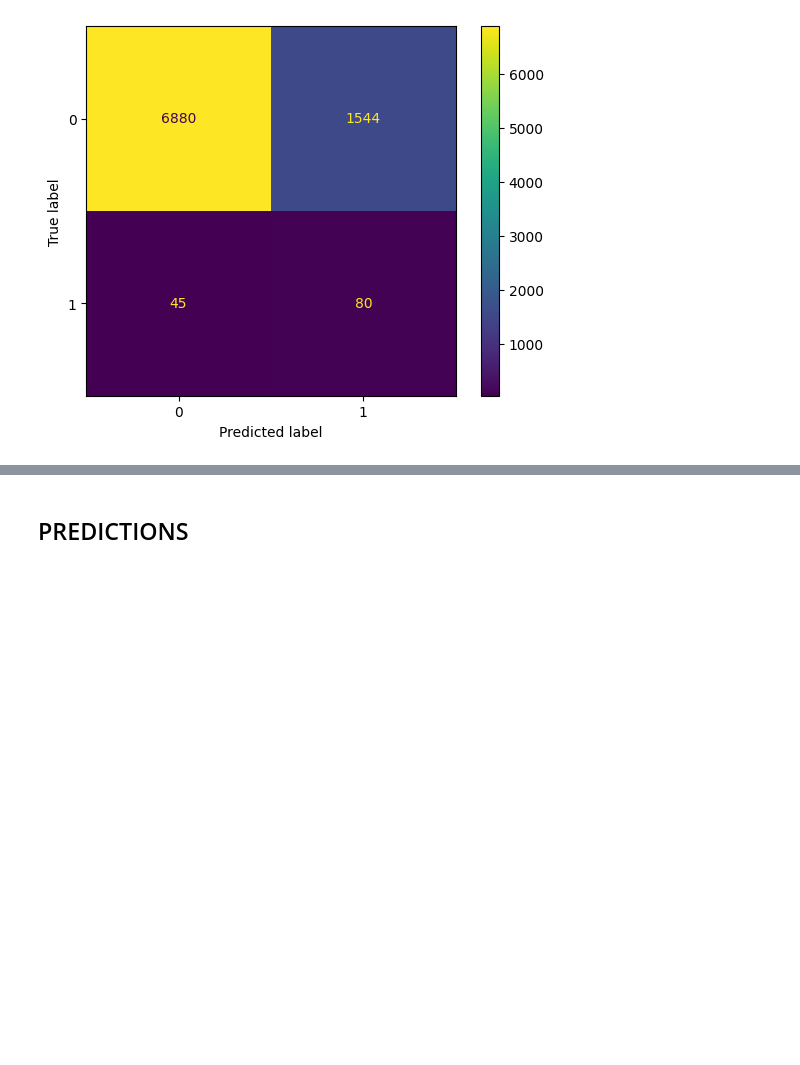
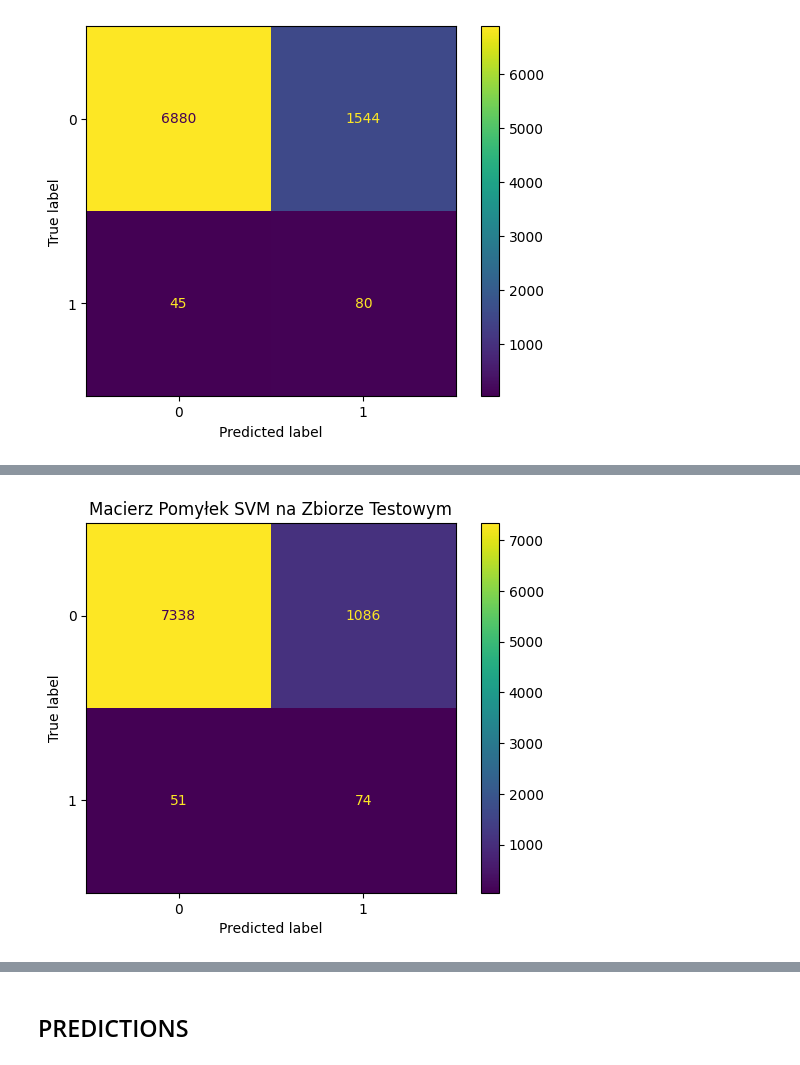
Before and after one commit to WojciechHrycenko/MachineLearning1, a Jupyter notebook: Insurances/Insurance_For_Classification.ipynb, the cells around one changed output, grey strips where cells are left out. Drawn from its saved outputs; the diff is of its cells as text; code cells hidden in the pictures; blank space fills up the shorter version.

```diff
--- a/Insurances/Insurance_For_Classification.ipynb
+++ b/Insurances/Insurance_For_Classification.ipynb
@@ -1942,0 +2125,87 @@ AUC-ROC: 0.7941
+# %%
+import pandas as pd
+import matplotlib.pyplot as plt
+from sklearn.svm import SVC
+from sklearn.pipeline import make_pipeline
+from sklearn.preprocessing import StandardScaler
+from sklearn.metrics import classification_report, roc_auc_score, ConfusionMatrixDisplay
+# Pamiętaj, aby zaimportować ImbPipeline i SMOTENC, jeśli nie są globalnie dostępne
+from imblearn.pipeline import Pipeline as ImbPipeline
+from imblearn.over_sampling import SMOTENC
+
+# ==== KONFIGURACJA DLA MODELU SVM ====
+# Najlepsza wartość C ustalona na 0.2 dla kernela 'linear'
+final_C_value_svm = 0.2
+final_kernel_svm = 'linear'
+
+# Inicjalizacja modelu SVM z najlepszymi parametrami
+final_svm_model = SVC(
+    kernel=final_kernel_svm,
+    class_weight='balanced',  # Obsługa niezbalansowanych danych
+    probability=True,         # Umożliwienie estymacji prawdopodobieństwa (potrzebne dla AUC-ROC)
+    C=final_C_value_svm       # Użycie najlepszego C = 0.2
+)
+
+# === Przygotowanie finalnego pipeline dla SVM ===
+# W przypadku SVM zidentyfikowano, że StandardScaler jest częścią pipeline'u,
+# więc musimy go tutaj uwzględnić.
+# Zakładamy, że 'preprocessor' i 'categorical_features_indices' są już zdefiniowane
+# jak w Twoim środowisku.
+
+# Tworzymy pipeline, który zawiera preprocessing (Twoim globalnym preprocesorem),
+# SMOTE, StandardScaler, a następnie finalny model SVM.
+# Ważne: StandardScaler powinien być ZAWSZE stosowany PO SMOTE w pipeline'u
+# jeśli SMOTE modyfikuje liczbę próbek, a PRZED modelem uczącym się.
+# W twojej oryginalnej funkcji train_and_tune_model, StandardScaler był częścią
+# 'model_with_scaler', który był następnie wstawiany jako 'classifier' do ImbPipeline.
+# Musimy to odwzorować.
+
+# Ponieważ `train_and_tune_model` oczekuje, że `model` będzie już zawierał wewnętrzny `StandardScaler`,
+# musimy ponownie stworzyć `make_pipeline(StandardScaler(), final_svm_model)` i przekazać to jako `classifier` do ImbPipeline.
+
+# Najpierw tworzymy "pod-pipeline" dla klasyfikatora (Scaler + SVM)
+classifier_pipeline_for_svm = make_pipeline(
+    StandardScaler(),
+    final_svm_model
+)
+
+# Następnie tworzymy główny pipeline z preprocesorem, SMOTE i naszym "pod-pipeline" klasyfikatora
+final_pipeline_svm = ImbPipeline(steps=[
+    ('preprocessing', preprocessor),  # Twój zdefiniowany preprocessor (np. ColumnTransformer)
+    ('smote', SMOTENC(categorical_features=categorical_features_indices, random_state=42)), # Upewnij się, że categorical_features_indices jest poprawne
+    ('classifier', classifier_pipeline_for_svm) # Cały pipeline ze scalerem i SVM
+])
+
+
+# === Łączenie danych treningowych i walidacyjnych dla finalnego treningu ===
+X_combined_train_val = pd.concat([X_train, X_val], ignore_index=True)
+y_combined_train_val = pd.concat([y_train, y_val], ignore_index=True)
+
+print(f"Trenowanie finalnego modelu SVM (Kernel: {final_kernel_svm}, C={final_C_value_svm}) na połączonych danych treningowych i walidacyjnych...")
+final_pipeline_svm.fit(X_combined_train_val, y_combined_train_val)
+print("Trening zakończony.")
+
+# === Ocena na zbiorze testowym (NIGDY wcześniej nieużywanym) ===
+print("\n=== OCENA NA ZBIORZE TESTOWYM ===")
+y_test_pred_svm = final_pipeline_svm.predict(X_test)
+y_test_proba_svm = final_pipeline_svm.predict_proba(X_test)[:, 1] # Prawdopodobieństwa dla klasy pozytywnej (1)
+
+# Generowanie raportu klasyfikacji
+print("\nRAPORT KLASYFIKACJI (Zbiór Testowy):")
+print(classification_report(y_test, y_test_pred_svm))
+
+# Obliczanie i wyświetlanie wyniku AUC-ROC
+auc_score_test_svm = roc_auc_score(y_test, y_test_proba_svm)
+print(f"WYNIK AUC-ROC (Zbiór Testowy): {auc_score_test_svm:.4f}")
+
+# Macierz pomyłek
+print("\nMacierz Pomyłek (Zbiór Testowy):")
+ConfusionMatrixDisplay.from_predictions(y_test, y_test_pred_svm)
+plt.title("Macierz Pomyłek SVM na Zbiorze Testowym")
+plt.show()
+
+# Opcjonalnie: Zbalansowana dokładność na zbiorze testowym
+from sklearn.metrics import balanced_accuracy_score
+balanced_acc_test_svm = balanced_accuracy_score(y_test, y_test_pred_svm)
+print(f"Zbalansowana Dokładność (Zbiór Testowy): {balanced_acc_test_svm:.4f}")
+# %% [output]
@@ -1942,0 +2230 @@ AUC-ROC: 0.7941
+[figure, added]
```
Also changed, not shown: parts of 29 cells of this notebook, 1 other file.
